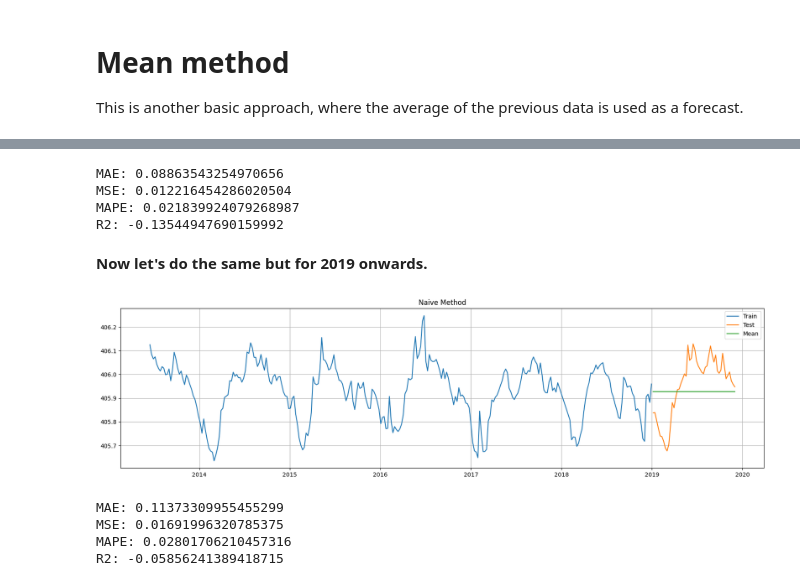
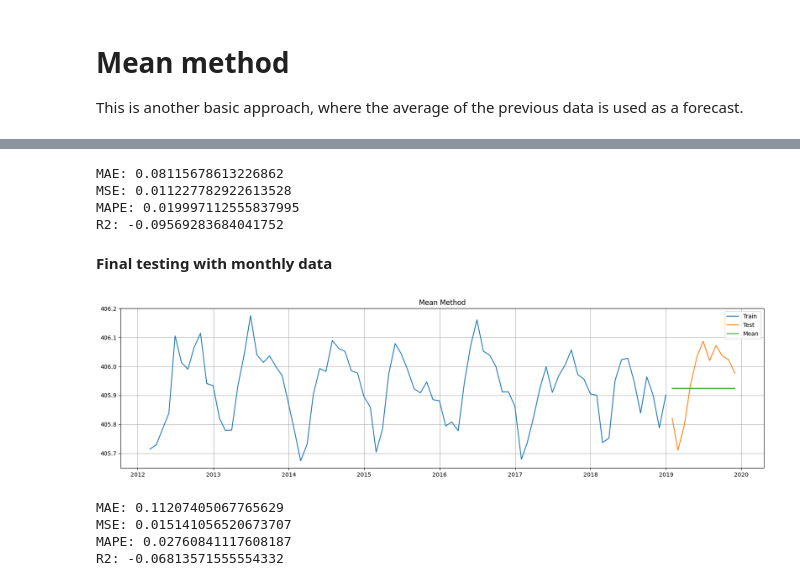
Before and after one commit to kaebry/DSF, a Jupyter notebook: Code/Naive.ipynb, the cells around one changed output, grey strips where cells are left out. Drawn from its saved outputs; the diff is of its cells as text; code cells hidden in the pictures.

```diff
--- a/Code/Naive.ipynb
+++ b/Code/Naive.ipynb
@@ -224,9 +298,7 @@ plt.show()
 # %%
-mean_errors(dmean_test['water_level'], validation_dmean_test['mean']) # Caluclate errors.
+mean_errors(dmean_val_mo['water_level'], validation_dmean_val_mo['mean']) # Caluclate errors.
 # %% [output]
-MAE: 0.08863543254970656
-MSE: 0.012216454286020504
-MAPE: 0.021839924079268987
-R2: -0.13544947690159992
+MAE: 0.08115678613226862
+MSE: 0.011227782922613528
+MAPE: 0.019997112555837995
+R2: -0.09569283684041752
-# %% [markdown]
-**Now let's do the same but for 2019 onwards.**
@@ -240,19 +305,29 @@ validation_dmean_future['mean'] = dmean_train["water_level"].mean()
+# %% [markdown]
+**Final testing with monthly data**
+# %%
+dmean_mo_fc = data_mo.copy()
+train_mean_mo_fc = 83
+dmean_train_mo_fc = dmean_mo_fc[0:train_mean_mo_fc] # 2012 until end of 2018
+dmean_test_mo_fc = dmean_mo_fc[train_mean_mo_fc:] # forecast until end of 2019
+# %%
+future_dmean_mo = dmean_val_mo_fc.copy()
+future_dmean_mo['mean'] = dmean_train_mo_fc['water_level'].mean() # Prediction of the future values
 # %%
-#Plot the validation, the test and the future.
+#Plot the validation, the validation and the mean.
 plt.figure(figsize=(20,5))
 plt.grid()
-plt.plot(dmean_train['water_level'], label='Train')
-plt.plot(dmean_test['water_level'], label='Test')
-plt.plot(validation_dmean_future['mean'], label='Mean')
+plt.plot(dmean_train_mo_fc ['water_level'], label='Train')
+plt.plot(dmean_test_mo_fc ['water_level'], label='Test')
+plt.plot(future_dmean_mo['mean'], label='Mean')
 plt.legend(loc='best')
-plt.title('Naive Method')
+plt.title('Mean Method')
 plt.show()
 # %% [output]
-[figure, old version]
+[figure, new version]
 # %%
-mean_errors(dmean_test['water_level'], validation_dmean_future['mean']) #Calculate the errors.
+mean_errors(dmean_test_mo_fc ['water_level'], future_dmean_mo['mean']) # Caluclate errors.
 # %% [output]
-MAE: 0.11373309955455299
-MSE: 0.01691996320785375
-MAPE: 0.02801706210457316
-R2: -0.05856241389418715
+MAE: 0.11207405067765629
+MSE: 0.015141056520673707
+MAPE: 0.02760841117608187
+R2: -0.06813571555554332
```
Also changed, not shown: parts of 22 cells of this notebook, 1 other file.
